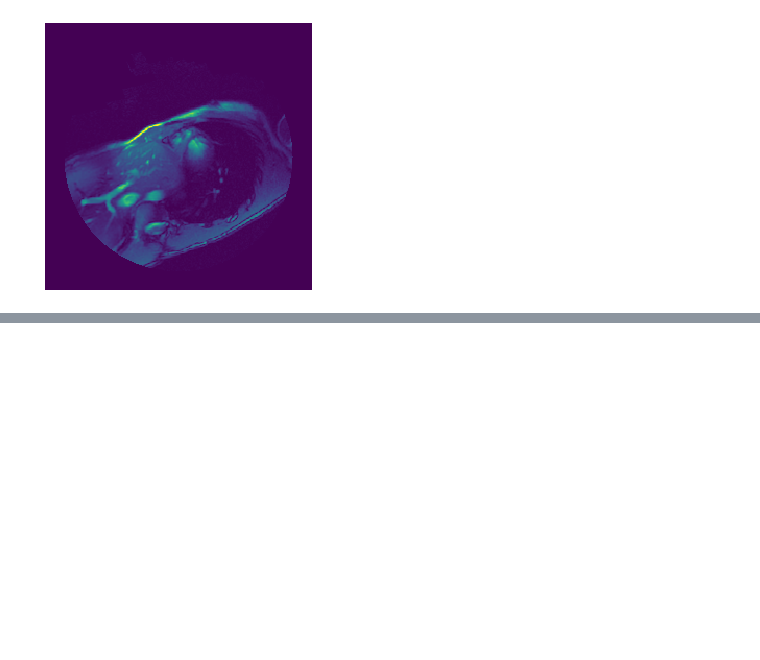
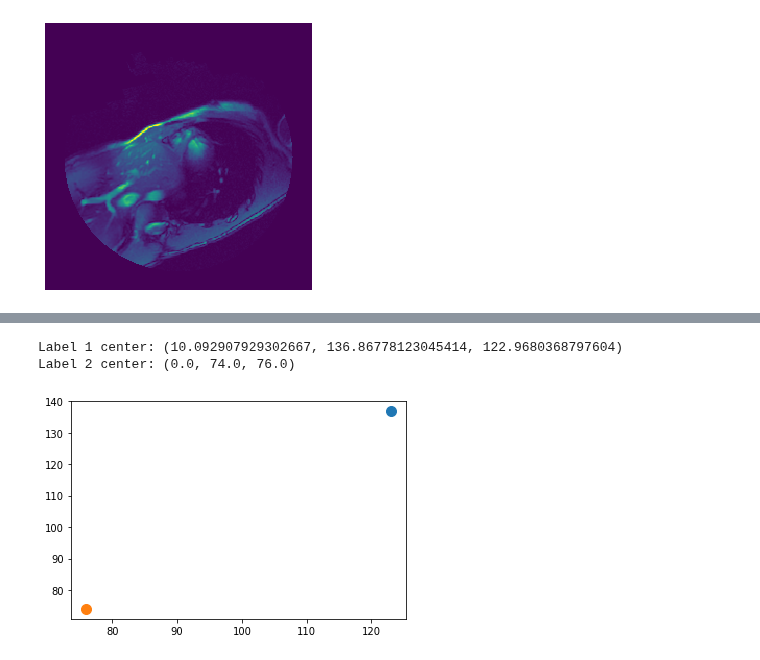
Before and after one commit to DavitGadyan/Computer_Vision, a Jupyter notebook: Image_Processing/Biomedical Image Analysis in Python.ipynb, the cells around one changed output, grey strips where cells are left out. Cells and saved outputs as stored; diff of their text form; code cells hidden in the pictures; blank space fills up the shorter version.

```diff
--- a/Image_Processing/Biomedical Image Analysis in Python.ipynb
+++ b/Image_Processing/Biomedical Image Analysis in Python.ipynb
@@ -370,0 +432,14 @@ Indices for first box: (slice(0, 256, None), slice(0, 256, None))
+# %%
+# Extract centers of mass for objects 1 and 2
+coms = ndi.center_of_mass(vol,labels, index=[1,2])
+print('Label 1 center:', coms[0])
+print('Label 2 center:', coms[1])
+
+# Add marks to plot
+for c0, c1, c2 in coms:
+    plt.scatter(c2, c1, s=100, marker='o')
+plt.show()
+# %% [output]
+Label 1 center: (10.092907929302667, 136.86778123045414, 122.9680368797604)
+Label 2 center: (0.0, 74.0, 76.0)
+[figure, added]
```
Also changed, not shown: parts of 12 cells of this notebook.
